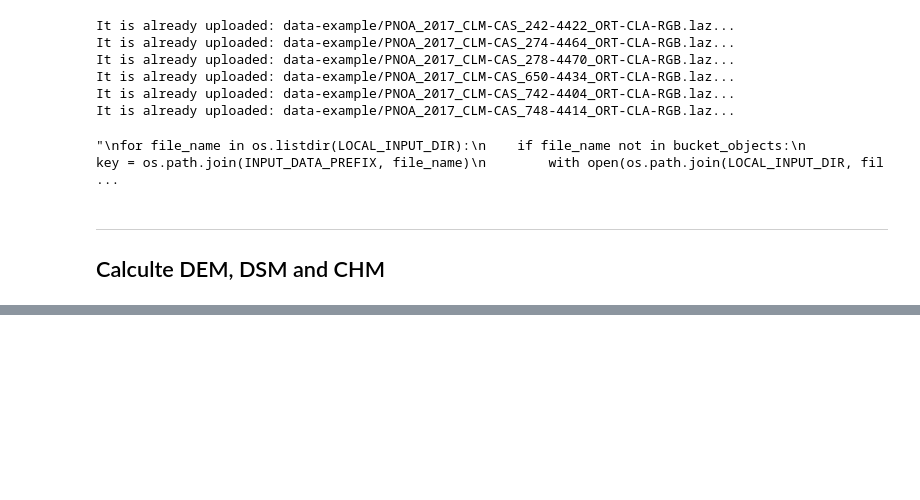
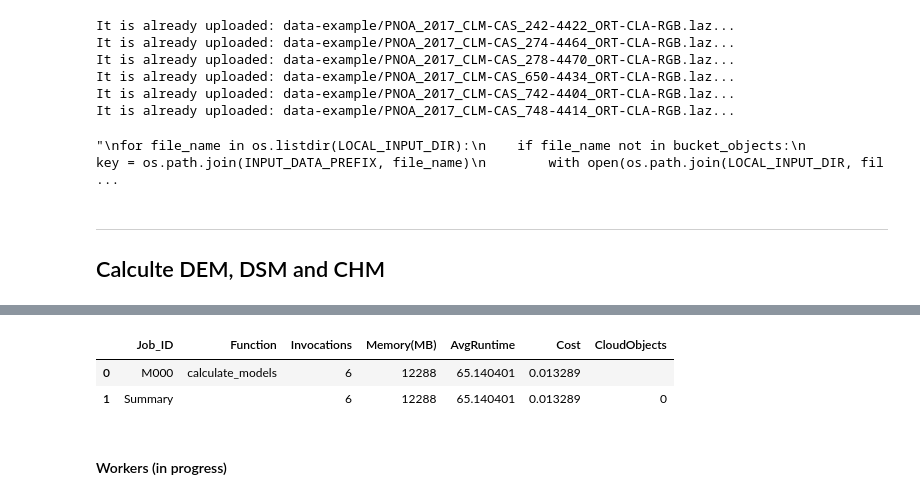
Before and after one commit to Sararl27/GeoSpatial_WildfireRisk, a Jupyter notebook: geospatial_use/WildfireRisk.ipynb.ipynb, the cells around one changed output, grey strips where cells are left out. Saved outputs shown, nothing was run; the diff lists cells and outputs as text; code cells hidden in the pictures; blank space fills up the shorter version.

```diff
--- a/geospatial_use/WildfireRisk.ipynb.ipynb
+++ b/geospatial_use/WildfireRisk.ipynb.ipynb
@@ -299,5 +306,5 @@ def calculate_models(obj, storage):
     out = subprocess.check_output(['find', '/tmp/geo/'])
     return out
 # %%
-fexec = lithops.FunctionExecutor()
+fexec = lithops.FunctionExecutor(monitoring='rabbitmq')
 # %% [output]
@@ -354,0 +459,6 @@ for r in res:
+# %%
+pd.read_csv(fexec.log_path)
+# %% [output]
+|  | Job_ID | Function | Invocations | Memory(MB) | AvgRuntime | Cost | CloudObjects |
+| 0 | M000 | calculate_models | 6 | 12288 | 65.140401 | 0.013289 |  |
+| 1 | Summary |  | 6 | 12288 | 65.140401 | 0.013289 | 0 |
@@ -354,0 +468,2 @@ for r in res:
+# %% [markdown]
+#### Workers (in progress)
```
Also changed, not shown: parts of 30 cells of this notebook.
